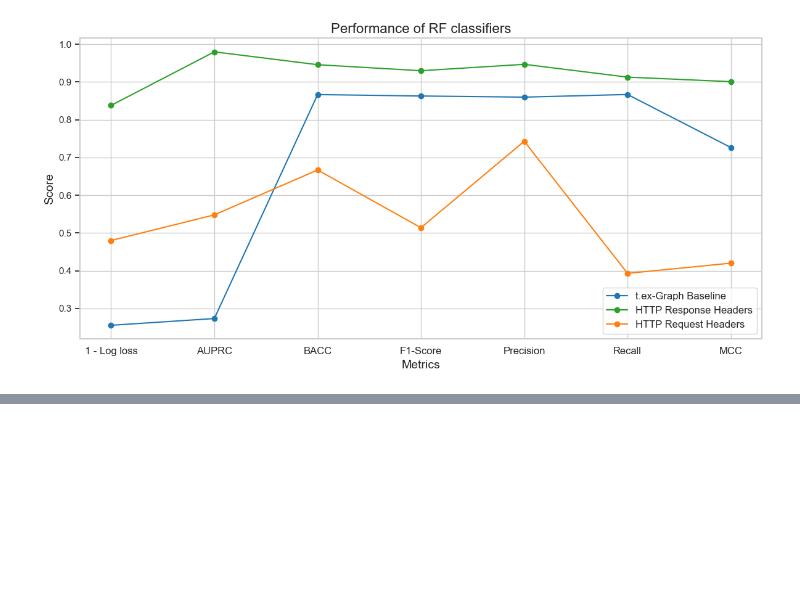
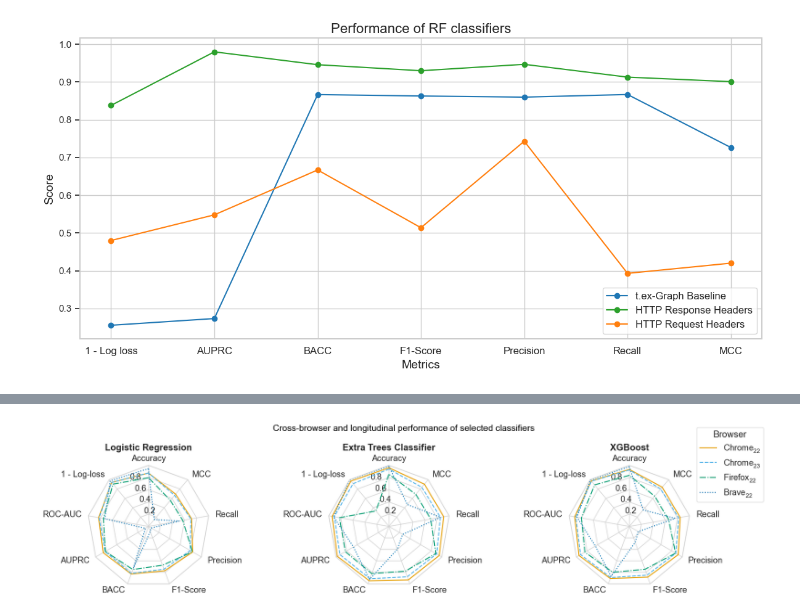
Before and after one commit to wolfrieder/http-response-classifier, a Jupyter notebook: notebooks/submission_figures.ipynb, the cells around one changed output, grey strips where cells are left out. Drawn from its saved outputs; the diff is of its cells as text; code cells hidden in the pictures; blank space fills up the shorter version.

```diff
--- a/notebooks/submission_figures.ipynb
+++ b/notebooks/submission_figures.ipynb
@@ -367,0 +951,85 @@ plt.show()
+# %%
+def adjust_label_alignment(ax):
+    """Adjust the alignment of radar spine labels."""
+    # Get the labels
+    labels = ax.get_xticklabels()
+    ticks = ax.get_xticks()
+
+    for label, tick in zip(labels, ax.xaxis.get_major_ticks()):
+        # Get the label's position
+        x, y = label.get_position()
+
+        # Based on its position, set the alignment
+        if x == 0:
+            label.set_horizontalalignment('center')
+        elif x < 3:
+            label.set_horizontalalignment('right')
+        else:
+            label.set_horizontalalignment('left')
+# %%
+filtered_models = ['Logistic_Regression', 'Extra_Trees_Classifier', 'XGBoost']
+data = filter_models(filtered_models, load_data())
+#spoke_labels = data.pop(0)
+data.pop(0)
+spoke_labels = ['Accuracy', '1 - Log-loss', 'ROC-AUC', 'AUPRC', 'BACC', 'F1-Score', 'Precision', 'Recall', 'MCC']
+
+N = len(spoke_labels)
+
+theta = radar_factory(N, frame='polygon')
+
+fig, axs = plt.subplots(figsize=(17, 4), nrows=1, ncols=3,
+                        subplot_kw=dict(projection='radar'))
+fig.subplots_adjust(wspace=0.15, hspace=0.20, top=0.80, bottom=0.05)
+plt.rcParams.update({'mathtext.default': 'regular'})
+
+colors = ["#E69F00", "#56B4E9", "#009E73", "#0072B2", "#D55E00", "#CC79A7", "#F0E442"]
+linestyles = ["-", "--", "-.", ":", "-", "--", "-."]
+
+# Plot the four cases from the example data on separate axes
+for ax, (title, case_data) in zip(axs.flat, data):
+    # modify grid and background
+    ax.set_rgrids([0.2, 0.4, 0.6, 0.8])
+    ax.grid(color='lightgrey')  # Set the gridline color to light grey
+    ax.set_facecolor('none')
+    ax.spines['polar'].set_edgecolor('lightgrey')
+    ax.set_ylim(0, 1)
+
+    # set title
+    ax.set_title(title.replace('_', ' '), weight='bold', position=(0.5, 1),
+                 horizontalalignment='center')
+
+    # set labels and label position
+    ax.set_varlabels(spoke_labels)
+    adjust_label_alignment(ax)
+
+    ticks = ax.xaxis.get_major_ticks()
+    for tick in ticks:
+        tick.set_pad(-2)
+
+    # plot data
+    for d, color, ls in zip(case_data, colors, linestyles):
+        d = d[:1] + [1 - d[1]] + d[2:]  # Convert log-loss to 1 - log-loss on the fly
+        ax.plot(theta, d, color=color, linestyle=ls)
+        # ax.fill(theta, d, facecolor=color, alpha=0.25, label='_nolegend_')
+
+
+# add legend relative to top-left plot
+labels = ('$Chrome_{22}$', '$Chrome_{23}$', '$Firefox_{22}$', '$Brave_{22}$')
+legend = axs[2].legend(labels, loc=(1.05, 0.5), bbox_to_anchor=(1.05, 0.7))
+legend.set_title('Browser')
+# Set the legend properties for transparent background and light grey border
+legend.get_frame().set_facecolor('none')  # Transparent background
+legend.get_frame().set_edgecolor('lightgrey')  # Light grey border
+legend.get_frame().set_linewidth(1.0)  # Set the linewidth to 1.0
+
+fig.text(0.5, 0.94, 'Cross-browser and longitudinal performance of selected classifiers',
+         verticalalignment='bottom',
+         horizontalalignment='center', color='black',
+         size=14)
+
+plt.tight_layout()
+plt.savefig('spider.pdf', format='pdf', bbox_inches='tight', pad_inches=0.1)
+
+plt.show()
+# %% [output]
+[figure, added]
```
Also changed, not shown: parts of 20 cells of this notebook.
